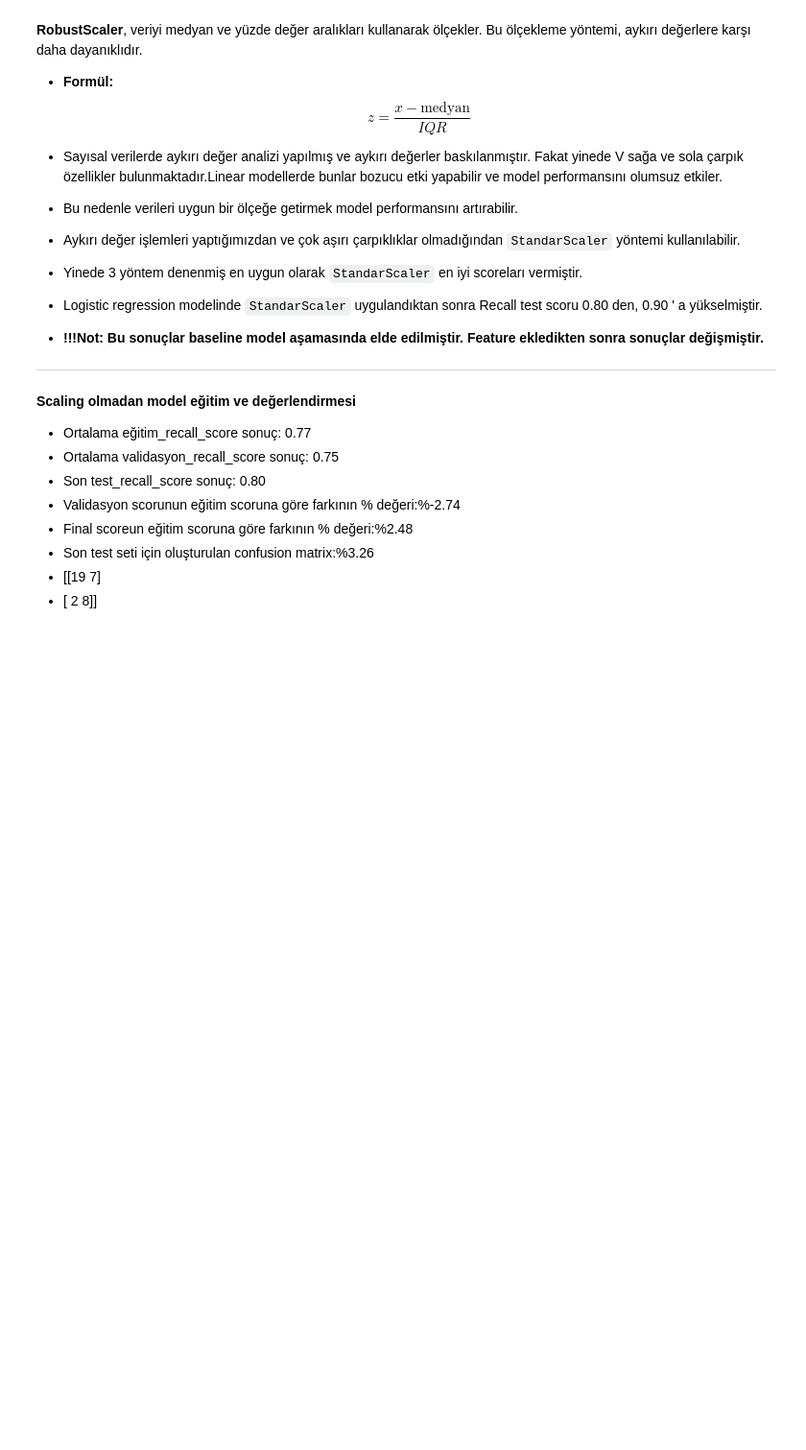
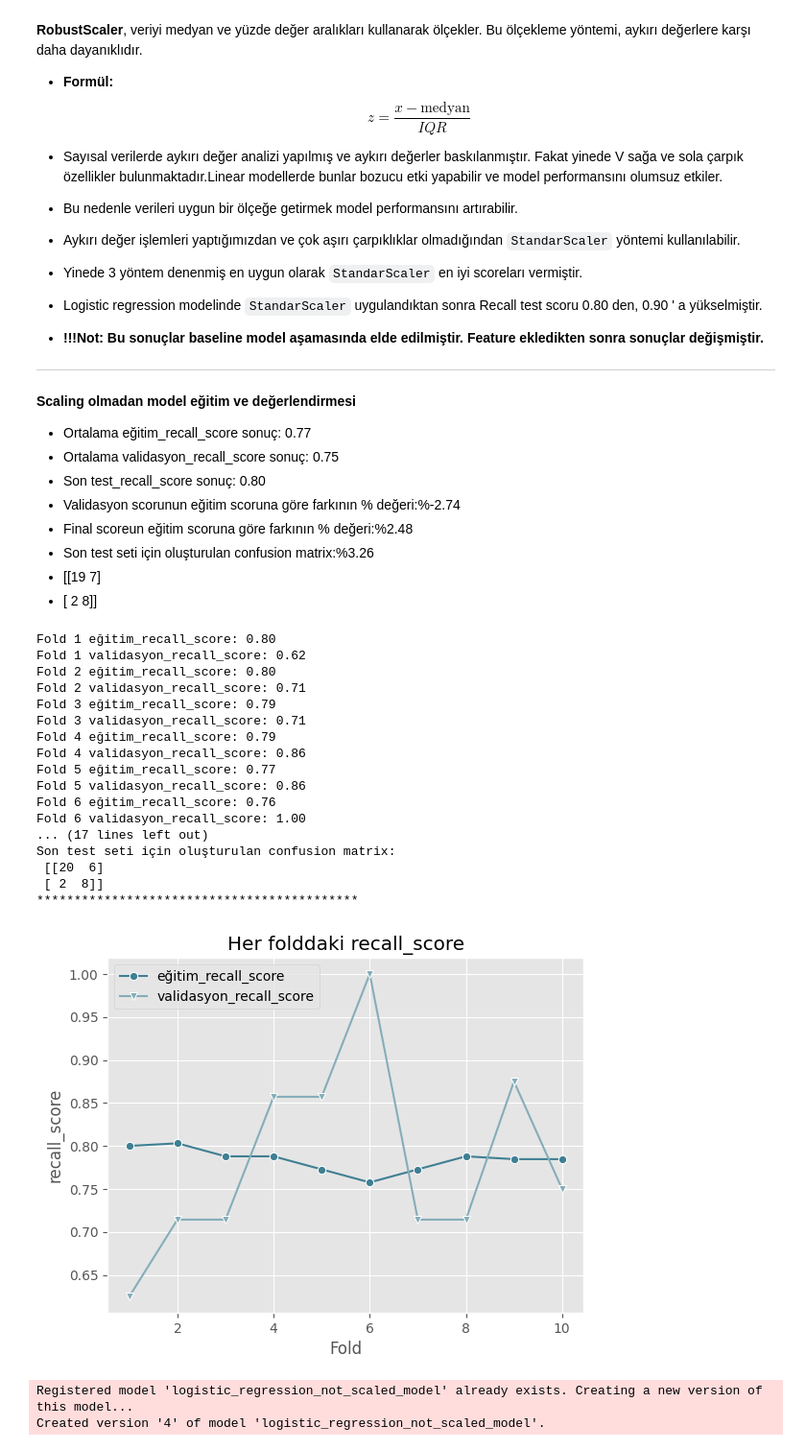
Before and after one commit to kanitvural/heart_disease_project, a Jupyter notebook: hearth_disease_project.ipynb, the cells around one changed output. Shown at 96% size. Cells and saved outputs as stored; diff of their text form; code cells hidden in the pictures; blank space fills up the shorter version.

Commit message:
add lagistig model with mlflow tracking

```diff
--- a/hearth_disease_project.ipynb
+++ b/hearth_disease_project.ipynb
@@ -779,6 +1079,6 @@ SMOTE, dengesiz veri setlerinde azınlık sınıfının örneklerini artırmak i
 - Verilerin bölünmesinde test size seçimi önemli ayarlamalardan bir tanesidir.
 - Test boyutu seçiminde %10, %12, %15, %20 ve %25 değerleri kullanılmış model değerlendirme fonksiyonunda uygulanmıştır. En eğitim, validasyon ve final scorelara göre en uygun test boyutu %12 seçilmiştir(eğitim recall = 0.88, validation recall=0.89, test recall=0.90- scaled).
 # %%
-mlflow.set_tracking_uri("file:///C:/Users/iskorpittt/Desktop/MY_DATA_SCIENCE/PROJECTS/kodlasam_project/mlruns")
+mlflow.set_tracking_uri("file:///C:/Users/iskorpittt/Desktop/MY_DATA_SCIENCE/PROJECTS/kodlasam_hearth_disease_project/mlruns")
 
 mlflow.set_experiment("heart_disease_classification")
@@ -905,24 +1227,45 @@ with mlflow.start_run(run_name="GridSearchCV Logistic Regression"):
 # %%
 # grid search sonrası bulunan en iyi parametreler modele eklendi.
 
 lr = LogisticRegression(C=0.005, class_weight="balanced", penalty="l2")
 with mlflow.start_run(run_name="Logistic Regression Not Scaled Model: Metric = recall"):
     skf = StratifiedKFold(n_splits=10,shuffle=True,random_state=42)
     lr_model, lr_final_test_recall_score, lr_recall_scores_df,lr_y_pred_test = train_and_evaluate_model(lr, X_train, y_train, X_test, y_test,recall_score, skf, plot=True)
 
     # Model metriklerin kaydedilmesi
     mlflow.log_metric("final_test_recall_score", lr_final_test_recall_score)
 
     # Modelin kaydedilmesi
     model_path = "logistic_regression_not_scaled_model"
-    mlflow.sklearn.log_model(lr_pipeline, model_path)
+    mlflow.sklearn.log_model(lr, model_path)
 
     # Modeli Model Registry'ye kaydetme
     mlflow.register_model(model_uri=f"runs:/{mlflow.active_run().info.run_id}/{model_path}", name="logistic_regression_not_scaled_model")
 
     # Artifacts kayıt
     lr_recall_scores_df.to_csv("mlflow_model_csv_data/lr_not_scaled_recall_scores.csv", index=False)
     mlflow.log_artifact("mlflow_model_csv_data/lr_not_scaled_recall_scores.csv")
+# %% [output]
+Fold 1 eğitim_recall_score: 0.80
+Fold 1 validasyon_recall_score: 0.62
+Fold 2 eğitim_recall_score: 0.80
+Fold 2 validasyon_recall_score: 0.71
+Fold 3 eğitim_recall_score: 0.79
+Fold 3 validasyon_recall_score: 0.71
+Fold 4 eğitim_recall_score: 0.79
+Fold 4 validasyon_recall_score: 0.86
+Fold 5 eğitim_recall_score: 0.77
+Fold 5 validasyon_recall_score: 0.86
+Fold 6 eğitim_recall_score: 0.76
+Fold 6 validasyon_recall_score: 1.00
+... (17 lines left out)
+Son test seti için oluşturulan confusion matrix:
+ [[20  6]
+ [ 2  8]]
+*******************************************
+[figure, added]
+Registered model 'logistic_regression_not_scaled_model' already exists. Creating a new version of this model...
+Created version '4' of model 'logistic_regression_not_scaled_model'.
 # %% [markdown]
 **Scaling ile model eğitim ve değerlendirmesi**
 
```
Also changed, not shown: parts of 52 cells of this notebook, 3 other files.
